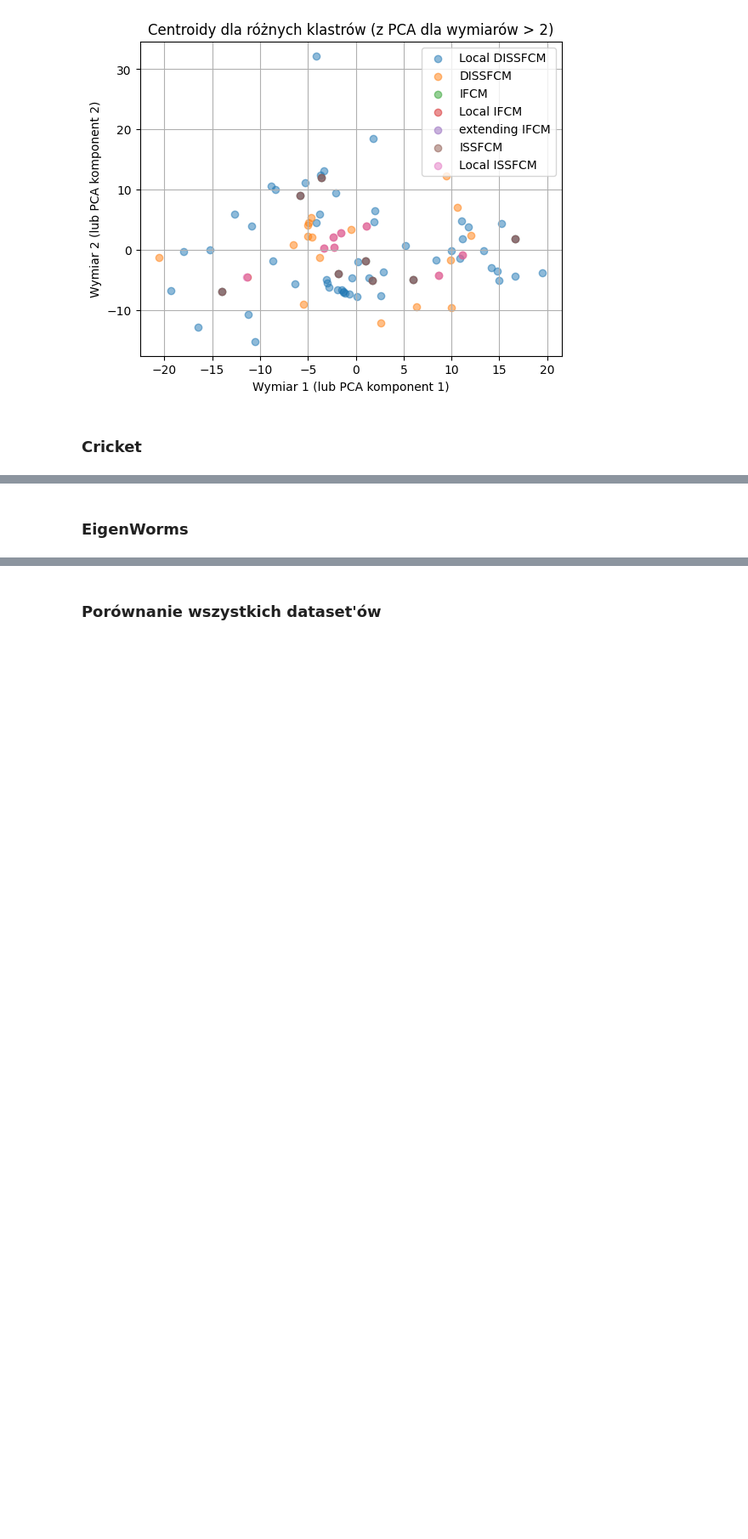
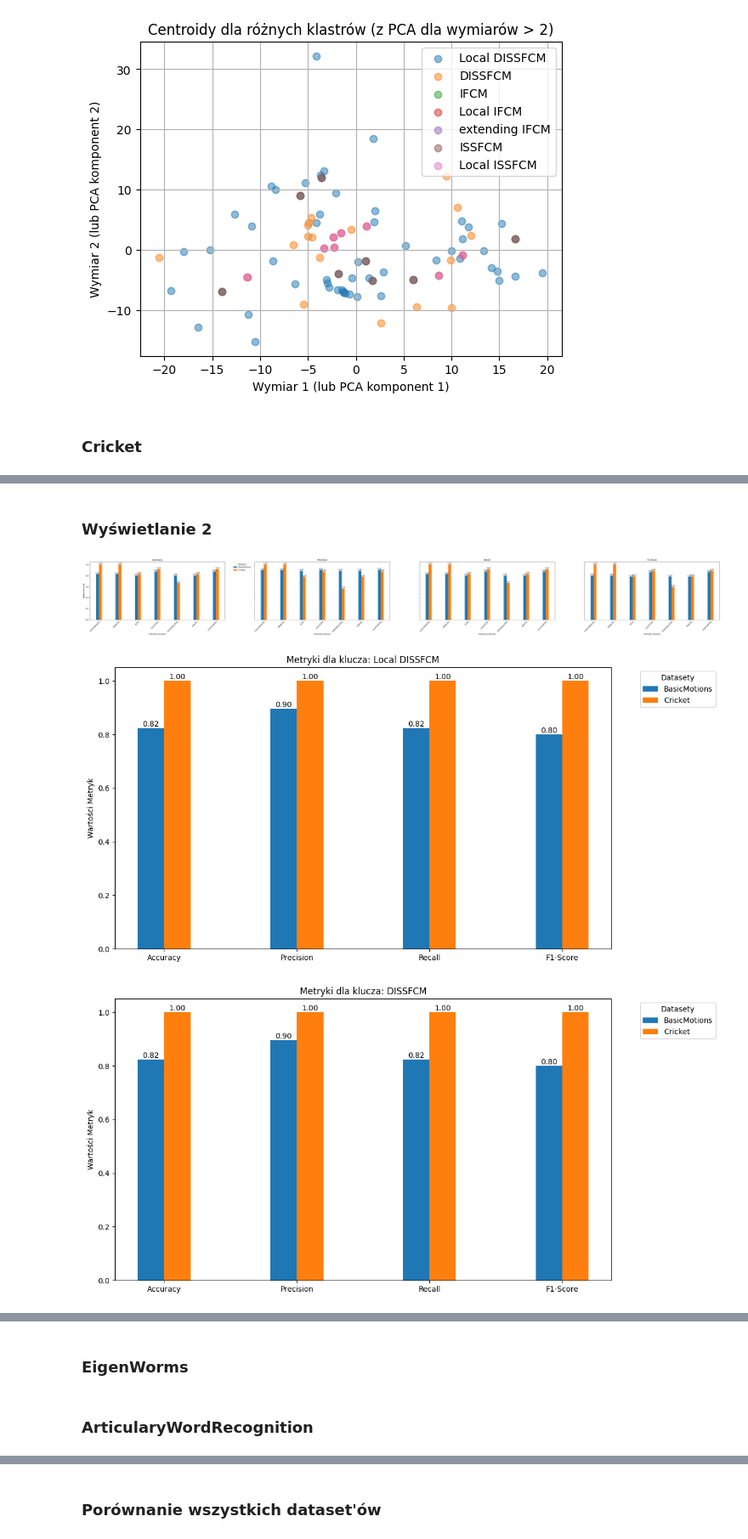
Before and after one commit to JakKepka/FuzzyClusteringAlgorithms, a Jupyter notebook: jupyter-notebooks/test_diffrent_dataset.ipynb, the cells around one changed output, grey strips where cells are left out. Shown at 85% size. Saved outputs shown, nothing was run; the diff lists cells and outputs as text; code cells hidden in the pictures; blank space fills up the shorter version.

Commit message:
Testowanie wielu datasetów

```diff
--- a/jupyter-notebooks/test_diffrent_dataset.ipynb
+++ b/jupyter-notebooks/test_diffrent_dataset.ipynb
@@ -110,0 +123,10 @@ plot_centroids_from_dict(output_cricket)
+# %% [markdown]
+### Wyświetlanie 2
+# %%
+plot_metrics_by_metrics(output_list, output_list_name)
+plot_metrics_by_algorithm(output_list, output_list_name)
+plot_metrics_by_dataset(output_list, output_list_name)
+# %% [output]
+[figure, added]
+[figure, added]
+[figure, added]
@@ -135,0 +164,2 @@ plot_centroids_from_dict(output_eigen_worms)
+# %% [markdown]
+### ArticularyWordRecognition
```
Also changed, not shown: parts of 53 cells of this notebook, 3 other files.
